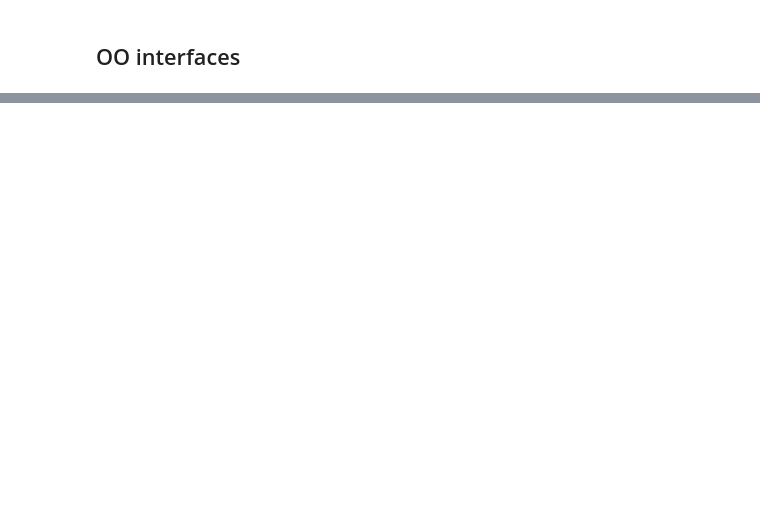
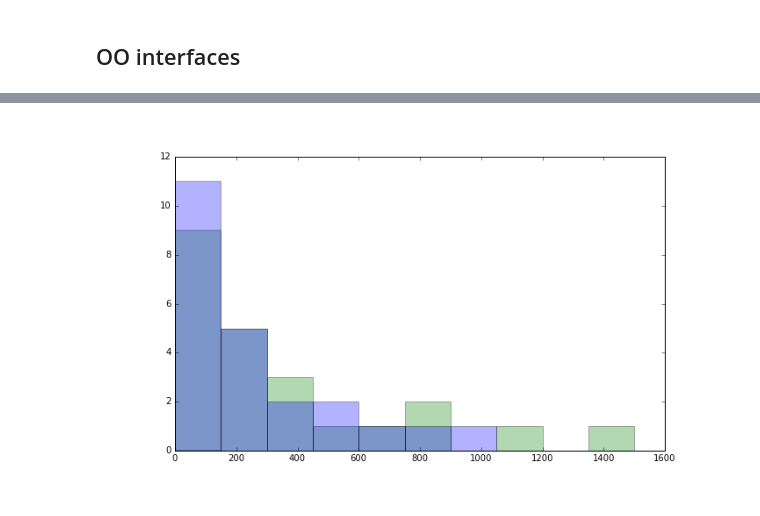
Before and after one commit to gurbanics/pytech-vis, a Jupyter notebook: notebooks/Matplotlib.ipynb, the cells around one changed output, grey strips where cells are left out. Saved outputs shown, nothing was run; the diff lists cells and outputs as text; code cells hidden in the pictures; blank space fills up the shorter version.

```diff
--- a/notebooks/Matplotlib.ipynb
+++ b/notebooks/Matplotlib.ipynb
@@ -188,3 +203,9 @@ fig.suptitle("Comparison of 2005 and 2011")
+# %%
+fig = plt.figure(figsize=(10,6))
+plt.hist(small_flats['2005'], bins=common_bins, color="green", alpha=.3)
+plt.hist(small_flats['2011'], bins=common_bins, color="b", alpha=.3);
+# %% [output]
+[figure, added]
 # %%
 # collect some data
 vals = []
```
Also changed, not shown: parts of 10 cells of this notebook.
